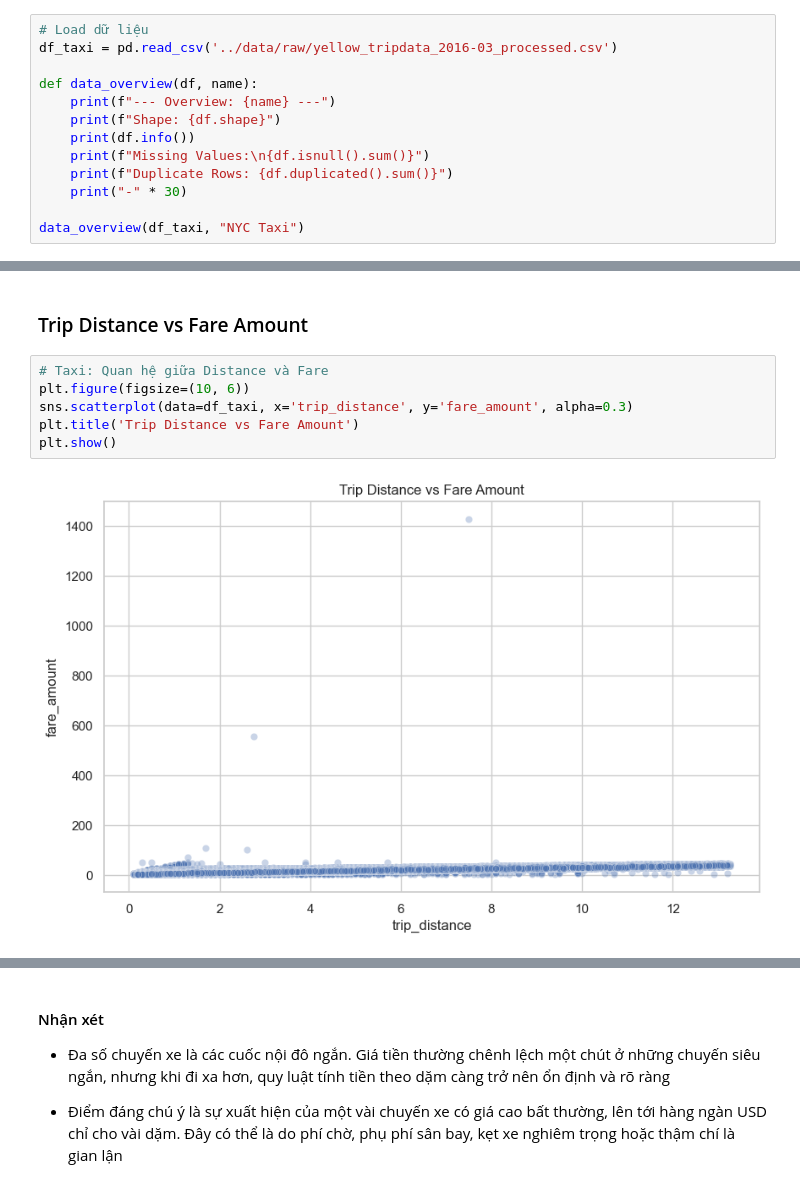
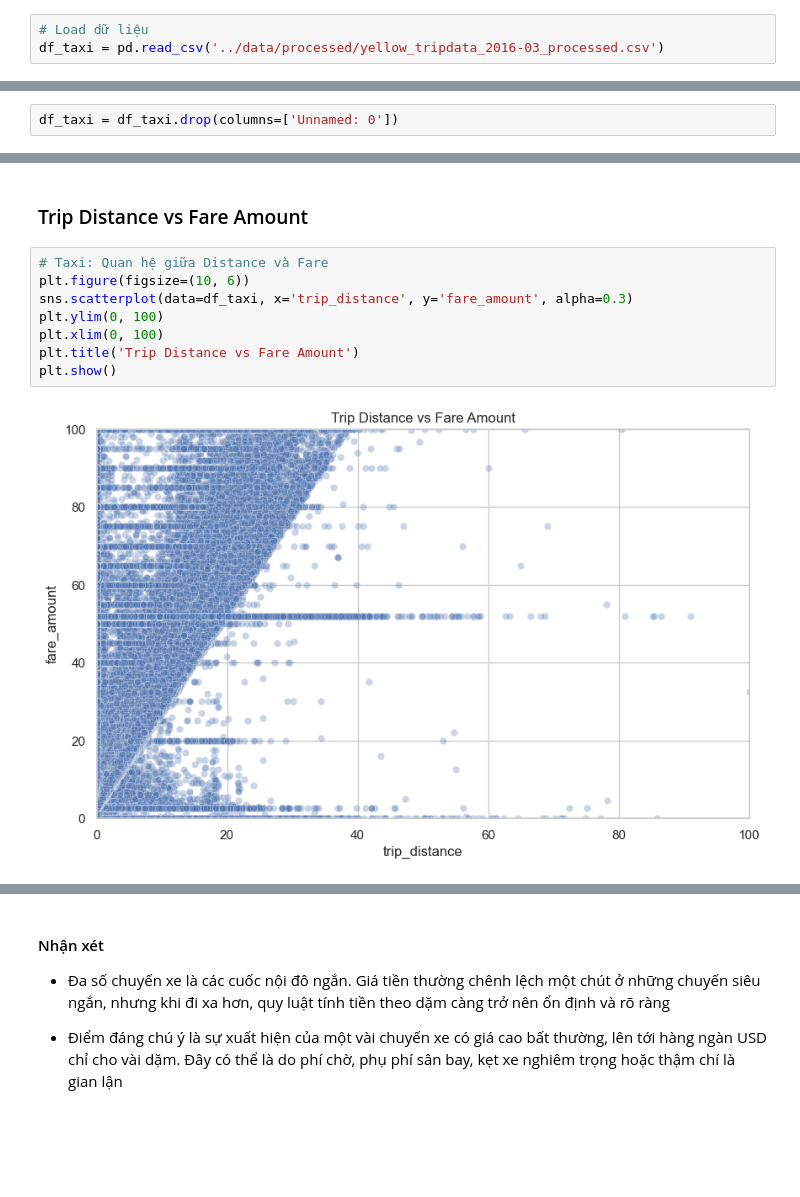
Before and after one commit to MinhNguyen-leo/Data_Mining_projects, a Jupyter notebook: data_mining/src/EDA.ipynb, the cells around one changed output, grey strips where cells are left out. Cells and saved outputs as stored; diff of their text form; blank space fills up the shorter version.

```diff
--- a/data_mining/src/EDA.ipynb
+++ b/data_mining/src/EDA.ipynb
@@ -14,14 +14,4 @@ sns.set_theme(style='whitegrid')
 #### 2.1 Taxi data
 # %%
 # Load dữ liệu
-df_taxi = pd.read_csv('../data/raw/yellow_tripdata_2016-03_processed.csv')
-
-def data_overview(df, name):
-    print(f"--- Overview: {name} ---")
-    print(f"Shape: {df.shape}")
-    print(df.info())
-    print(f"Missing Values:\n{df.isnull().sum()}")
-    print(f"Duplicate Rows: {df.duplicated().sum()}")
-    print("-" * 30)
-
-data_overview(df_taxi, "NYC Taxi")
+df_taxi = pd.read_csv('../data/processed/yellow_tripdata_2016-03_processed.csv')
@@ -46,3 +28,5 @@ Duplicate Rows: 0
+# %%
+df_taxi = df_taxi.drop(columns=['Unnamed: 0'])
 # %% [markdown]
 ### Data Processing
 # %%
@@ -60,8 +44,10 @@ df_taxi['date'] = df_taxi['tpep_pickup_datetime'].dt.date
 # %%
 # Taxi: Quan hệ giữa Distance và Fare
 plt.figure(figsize=(10, 6))
 sns.scatterplot(data=df_taxi, x='trip_distance', y='fare_amount', alpha=0.3)
+plt.ylim(0, 100)
+plt.xlim(0, 100)
 plt.title('Trip Distance vs Fare Amount')
 plt.show()
 # %% [output]
-[figure, old version]
+[figure, new version]
```
Also changed, not shown: parts of 9 cells of this notebook, 7 other files.
